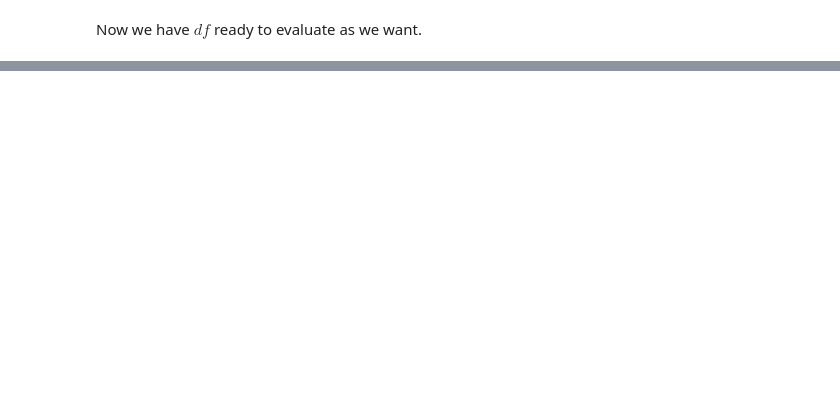
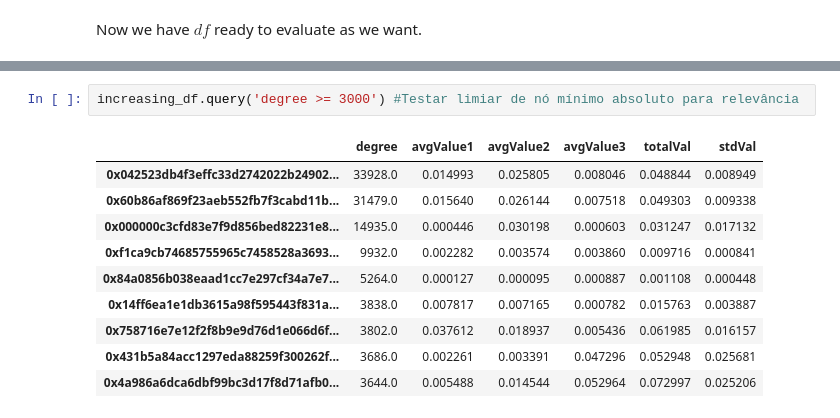
Before and after one commit to PedroHFSO/EthereumDataAnalysis, a Jupyter notebook: Analysis/Russia Paper/Paper Extension/degree_comparasion.ipynb, the cells around one changed output, grey strips where cells are left out. Saved outputs shown, nothing was run; the diff lists cells and outputs as text; blank space fills up the shorter version.

```diff
--- a/Analysis/Russia Paper/Paper Extension/degree_comparasion.ipynb
+++ b/Analysis/Russia Paper/Paper Extension/degree_comparasion.ipynb
@@ -124,0 +193,13 @@ Name: 0x41d3ab85aafed2ef9e644cb7d3bbca2fc4d8cac8, dtype: float64
+# %%
+increasing_df.query('degree >= 3000') #Testar limiar de nó mínimo absoluto para relevância
+# %% [output]
+|  | degree | avgValue1 | avgValue2 | avgValue3 | totalVal | stdVal |
+| 0x042523db4f3effc33d2742022b24902... | 33928.0 | 0.014993 | 0.025805 | 0.008046 | 0.048844 | 0.008949 |
+| 0x60b86af869f23aeb552fb7f3cabd11b... | 31479.0 | 0.015640 | 0.026144 | 0.007518 | 0.049303 | 0.009338 |
+| 0x000000c3cfd83e7f9d856bed82231e8... | 14935.0 | 0.000446 | 0.030198 | 0.000603 | 0.031247 | 0.017132 |
+| 0xf1ca9cb74685755965c7458528a3693... | 9932.0 | 0.002282 | 0.003574 | 0.003860 | 0.009716 | 0.000841 |
+| 0x84a0856b038eaad1cc7e297cf34a7e7... | 5264.0 | 0.000127 | 0.000095 | 0.000887 | 0.001108 | 0.000448 |
+| 0x14ff6ea1e1db3615a98f595443f831a... | 3838.0 | 0.007817 | 0.007165 | 0.000782 | 0.015763 | 0.003887 |
+| 0x758716e7e12f2f8b9e9d76d1e066d6f... | 3802.0 | 0.037612 | 0.018937 | 0.005436 | 0.061985 | 0.016157 |
+| 0x431b5a84acc1297eda88259f300262f... | 3686.0 | 0.002261 | 0.003391 | 0.047296 | 0.052948 | 0.025681 |
+| 0x4a986a6dca6dbf99bc3d17f8d71afb0... | 3644.0 | 0.005488 | 0.014544 | 0.052964 | 0.072997 | 0.025206 |
```
Also changed, not shown: parts of 17 cells of this notebook.
